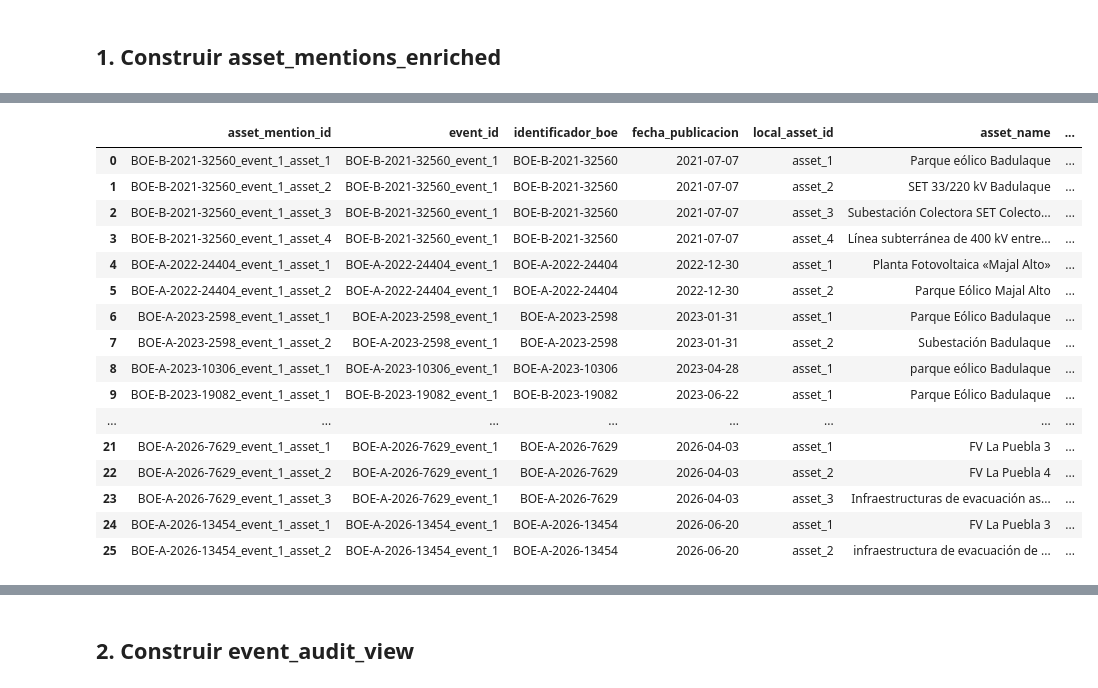
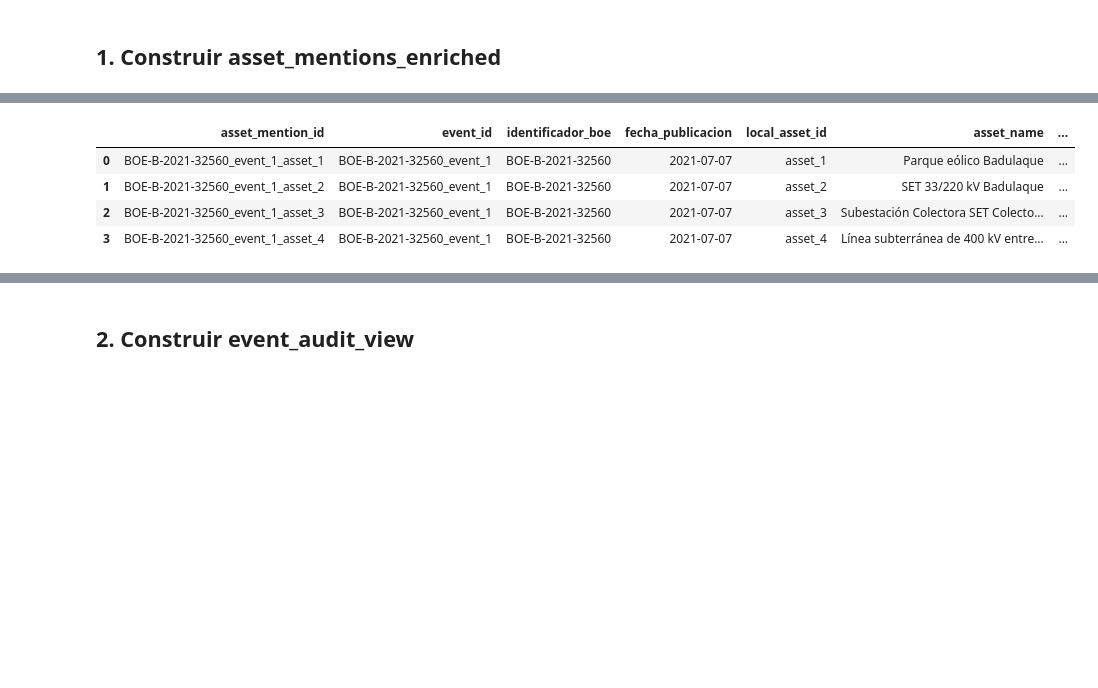
Before and after one commit to bererei/tfm-renewables-permitting-tracker, a Jupyter notebook: notebooks/09_auditoria_extracciones.ipynb, the cells around one changed output, grey strips where cells are left out. Cells and saved outputs as stored; diff of their text form; code cells hidden in the pictures; blank space fills up the shorter version.

```diff
--- a/notebooks/09_auditoria_extracciones.ipynb
+++ b/notebooks/09_auditoria_extracciones.ipynb
@@ -62,11 +98,11 @@ ADMINISTRATIVE_ACTIONS_PATH = SILVER_BOE_AI_DIR / "administrative_actions.parque
 ASSET_MENTIONS_PATH = SILVER_BOE_AI_DIR / "asset_mentions.parquet"
 ASSET_TECHNOLOGIES_PATH = SILVER_BOE_AI_DIR / "asset_technologies.parquet"
 ASSET_PARTICIPANTS_PATH = SILVER_BOE_AI_DIR / "asset_participants.parquet"
-ASSET_LOCATIONS_PATH = SILVER_BOE_AI_DIR / "asset_locations.parquet"
+#ASSET_LOCATIONS_PATH = SILVER_BOE_AI_DIR / "asset_locations.parquet"
 ASSET_ALIASES_PATH = SILVER_BOE_AI_DIR / "asset_aliases.parquet"
 ASSET_RELATION_MENTIONS_PATH = SILVER_BOE_AI_DIR / "asset_relation_mentions.parquet"
 
-ASSET_LOCATIONS_ENRICHED_PATH = SILVER_DIR / "ai_deterministic_enrichment" / "asset_locations_enriched.parquet"
+ASSET_LOCATIONS_ENRICHED_PATH = SILVER_DIR / "boe_ai_deterministic_enrichment" / "asset_locations_enriched.parquet"
 
 
 # GOLD
@@ -141,25 +169,13 @@ asset_mentions_enriched = asset_mentions_enriched.merge(
     how="left",
 )
 # %%
-display(asset_mentions_enriched)
+display(asset_mentions_enriched.loc[asset_mentions_enriched["asset_mention_id"].str.contains("BOE-B-2021-32560")])
 # %% [output]
 |  | asset_mention_id | event_id | identificador_boe | fecha_publicacion | local_asset_id | asset_name | ... |
 | 0 | BOE-B-2021-32560_event_1_asset_1 | BOE-B-2021-32560_event_1 | BOE-B-2021-32560 | 2021-07-07 | asset_1 | Parque eólico Badulaque | ... |
 | 1 | BOE-B-2021-32560_event_1_asset_2 | BOE-B-2021-32560_event_1 | BOE-B-2021-32560 | 2021-07-07 | asset_2 | SET 33/220 kV Badulaque | ... |
 | 2 | BOE-B-2021-32560_event_1_asset_3 | BOE-B-2021-32560_event_1 | BOE-B-2021-32560 | 2021-07-07 | asset_3 | Subestación Colectora SET Colecto... | ... |
 | 3 | BOE-B-2021-32560_event_1_asset_4 | BOE-B-2021-32560_event_1 | BOE-B-2021-32560 | 2021-07-07 | asset_4 | Línea subterránea de 400 kV entre... | ... |
-| 4 | BOE-A-2022-24404_event_1_asset_1 | BOE-A-2022-24404_event_1 | BOE-A-2022-24404 | 2022-12-30 | asset_1 | Planta Fotovoltaica «Majal Alto» | ... |
-| 5 | BOE-A-2022-24404_event_1_asset_2 | BOE-A-2022-24404_event_1 | BOE-A-2022-24404 | 2022-12-30 | asset_2 | Parque Eólico Majal Alto | ... |
-| 6 | BOE-A-2023-2598_event_1_asset_1 | BOE-A-2023-2598_event_1 | BOE-A-2023-2598 | 2023-01-31 | asset_1 | Parque Eólico Badulaque | ... |
-| 7 | BOE-A-2023-2598_event_1_asset_2 | BOE-A-2023-2598_event_1 | BOE-A-2023-2598 | 2023-01-31 | asset_2 | Subestación Badulaque | ... |
-| 8 | BOE-A-2023-10306_event_1_asset_1 | BOE-A-2023-10306_event_1 | BOE-A-2023-10306 | 2023-04-28 | asset_1 | parque eólico Badulaque | ... |
-| 9 | BOE-B-2023-19082_event_1_asset_1 | BOE-B-2023-19082_event_1 | BOE-B-2023-19082 | 2023-06-22 | asset_1 | Parque Eólico Badulaque | ... |
-| ... | ... | ... | ... | ... | ... | ... | ... |
-| 21 | BOE-A-2026-7629_event_1_asset_1 | BOE-A-2026-7629_event_1 | BOE-A-2026-7629 | 2026-04-03 | asset_1 | FV La Puebla 3 | ... |
-| 22 | BOE-A-2026-7629_event_1_asset_2 | BOE-A-2026-7629_event_1 | BOE-A-2026-7629 | 2026-04-03 | asset_2 | FV La Puebla 4 | ... |
-| 23 | BOE-A-2026-7629_event_1_asset_3 | BOE-A-2026-7629_event_1 | BOE-A-2026-7629 | 2026-04-03 | asset_3 | Infraestructuras de evacuación as... | ... |
-| 24 | BOE-A-2026-13454_event_1_asset_1 | BOE-A-2026-13454_event_1 | BOE-A-2026-13454 | 2026-06-20 | asset_1 | FV La Puebla 3 | ... |
-| 25 | BOE-A-2026-13454_event_1_asset_2 | BOE-A-2026-13454_event_1 | BOE-A-2026-13454 | 2026-06-20 | asset_2 | infraestructura de evacuación de ... | ... |
 # %%
 def print_boe_audit(identificador_boe: str):
     events = lifecycle_events[
```
Also changed, not shown: parts of 3 cells of this notebook, 5 other files.
